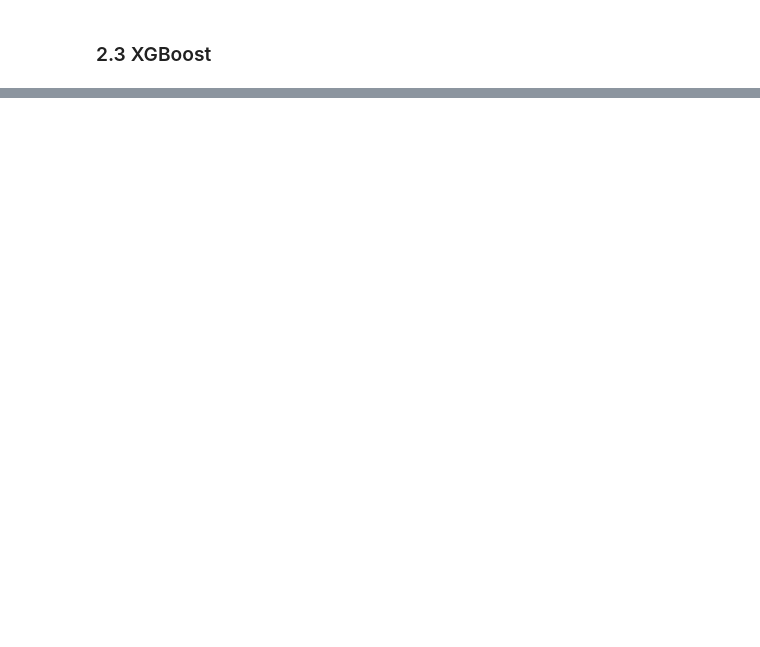
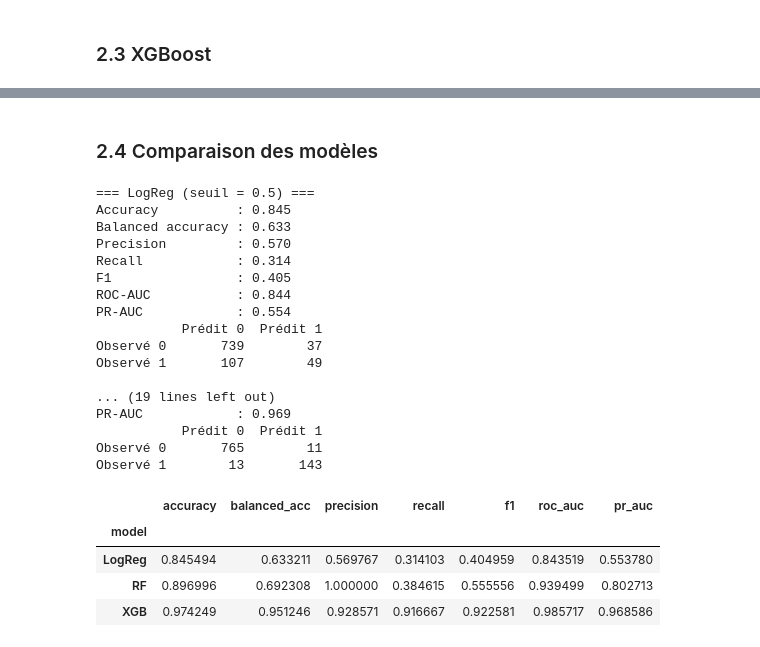
Before and after one commit to HinBenjamin/Projet_ML_and_DL, a Jupyter notebook: notebooks/exploration_benjamin.ipynb, the cells around one changed output, grey strips where cells are left out. Cells and saved outputs as stored; diff of their text form; code cells hidden in the pictures; blank space fills up the shorter version.

```diff
--- a/notebooks/exploration_benjamin.ipynb
+++ b/notebooks/exploration_benjamin.ipynb
@@ -99,6 +77,18 @@ print(X_test.shape)
 def evaluate(name, model, X, y, threshold = 0.5) :
     proba = model.predict_proba(X)[:,1]
     pred = (proba >= threshold).astype(int)
+
+     # métriques stockées pour le tableau comparatif
+    metrics = {
+        "model": name,
+        "accuracy": accuracy_score(y, pred),
+        "balanced_acc": balanced_accuracy_score(y, pred),
+        "precision": precision_score(y, pred, zero_division=0),
+        "recall": recall_score(y, pred, zero_division=0),
+        "f1": f1_score(y, pred, zero_division=0),
+        "roc_auc": roc_auc_score(y, proba),
+        "pr_auc": average_precision_score(y, proba),
+    }
 
     print(f"\n=== {name} (seuil = {threshold}) ===")
     print(f"Accuracy          : {accuracy_score(y, pred):.3f}")
@@ -109,11 +99,15 @@ def evaluate(name, model, X, y, threshold = 0.5) :
     print(f"ROC-AUC           : {roc_auc_score(y, proba):.3f}")
     print(f"PR-AUC            : {average_precision_score(y, proba):.3f}")
 
+
+
     print(pd.DataFrame(
         confusion_matrix(y, pred),
         index = ["Observé 0", "Observé 1"],
         columns = ["Prédit 0", "Prédit 1"]
     ))
+
+    return metrics
 # %% [markdown]
 ## 2. Machine learning
 # %% [markdown]
@@ -192,0 +211,32 @@ Observé 1        13       143
+# %% [markdown]
+### 2.4 Comparaison des modèles
+# %%
+rows = []
+rows.append(evaluate("LogReg", model_lr, X_val, y_val))
+rows.append(evaluate("RF",     model_rf, X_val, y_val))
+rows.append(evaluate("XGB",    model_xgb, X_val, y_val))
+comparison = pd.DataFrame(rows).set_index("model")
+comparison
+# %% [output]
+=== LogReg (seuil = 0.5) ===
+Accuracy          : 0.845
+Balanced accuracy : 0.633
+Precision         : 0.570
+Recall            : 0.314
+F1                : 0.405
+ROC-AUC           : 0.844
+PR-AUC            : 0.554
+           Prédit 0  Prédit 1
+Observé 0       739        37
+Observé 1       107        49
+
+... (19 lines left out)
+PR-AUC            : 0.969
+           Prédit 0  Prédit 1
+Observé 0       765        11
+Observé 1        13       143
+|  | accuracy | balanced_acc | precision | recall | f1 | roc_auc | pr_auc |
+| model |  |  |  |  |  |  |  |
+| LogReg | 0.845494 | 0.633211 | 0.569767 | 0.314103 | 0.404959 | 0.843519 | 0.553780 |
+| RF | 0.896996 | 0.692308 | 1.000000 | 0.384615 | 0.555556 | 0.939499 | 0.802713 |
+| XGB | 0.974249 | 0.951246 | 0.928571 | 0.916667 | 0.922581 | 0.985717 | 0.968586 |
```
Also changed, not shown: parts of 51 cells of this notebook, 18 other files.
